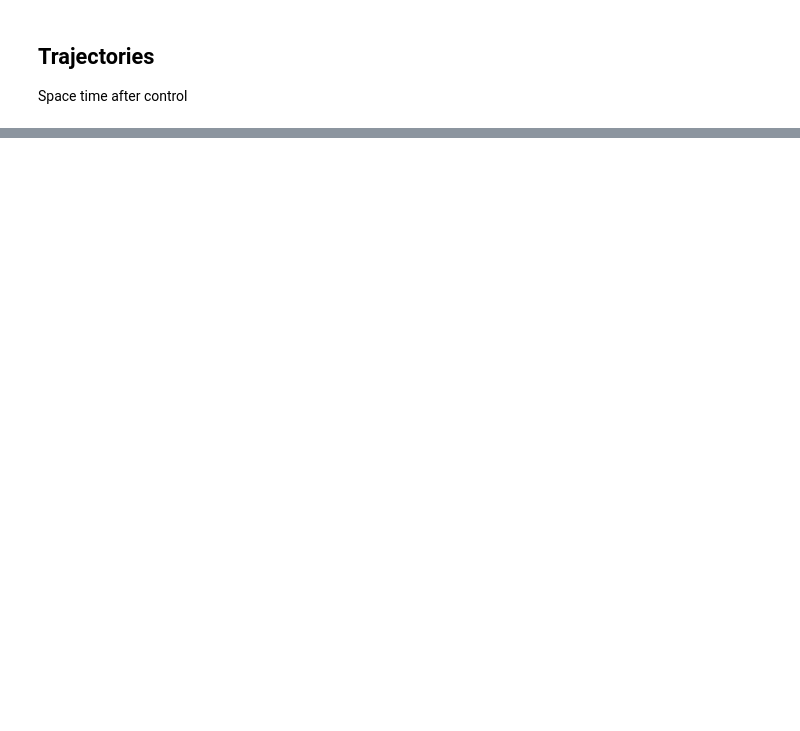
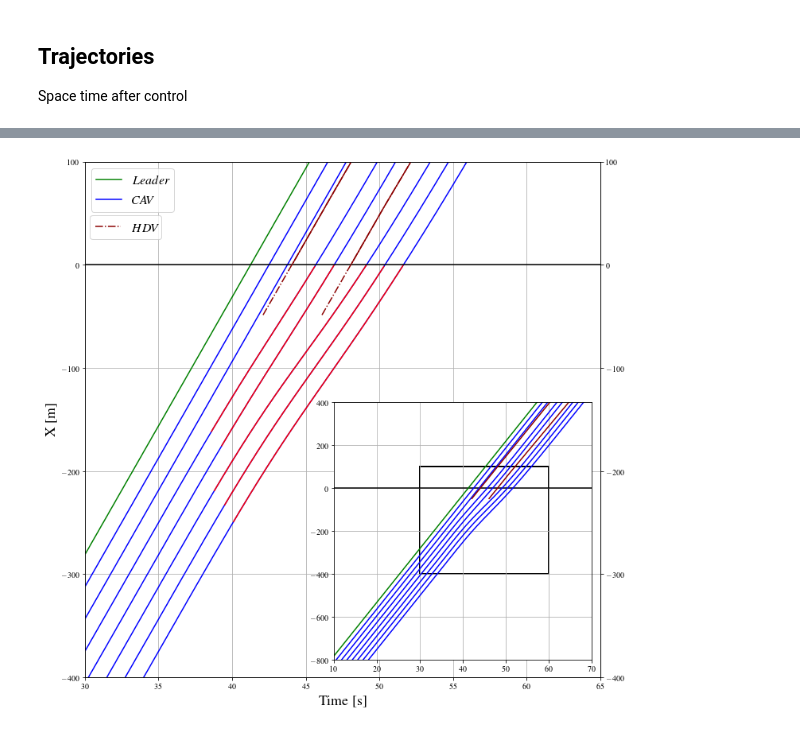
Before and after one commit to licit-lab/hierarchical-split-platooning, a Jupyter notebook: Notebooks/04-Results.ipynb, the cells around one changed output, grey strips where cells are left out. Saved outputs shown, nothing was run; the diff lists cells and outputs as text; code cells hidden in the pictures; blank space fills up the shorter version.

```diff
--- a/Notebooks/04-Results.ipynb
+++ b/Notebooks/04-Results.ipynb
@@ -242,0 +327,82 @@ show(p)
+# %%
+
+
+# variable to parametrize color
+colorparams = trajCLDf['vit']
+
+# Choose a colormap
+cmap = plt.cm.viridis
+cmap2 = plt.cm.viridis
+
+cmaplist = [cmap(i) for i in range(cmap.N) if i%2 ==0 ]
+cmaplist2 = [cmap2(i) for i in range(cmap.N) if i%2 !=0 ]
+
+
+f = plt.figure(figsize = (3,3))
+ax1 = plt.axes([0.050, 0.05, 3, 3])
+plt.rc('font', **{'family':'serif','sans-serif':['Times']})
+plt.rc('text', usetex=True)
+
+ax1.grid(True)
+plt.xlabel(r'Time [s]', fontsize=18)
+plt.ylabel(r'X [m]', fontsize=18)
+#plt.title('Control input', fontsize=18)
+plt.xlim([30, 65])
+
+ax2 = ax1.twinx()
+ax1.set_ylim([-400,100])
+ax2.set_ylim([-400,100])
+
+for i in headDf.id.unique():
+    sub = trajCLDf[trajCLDf['id']==i]
+    sub2 = sub[(sub['vit']<24.0) & (sub['abs']<0)]
+    mycolor = 'blue' if i!='0' else 'green'
+    mycolor2 = 'red'
+    mylabelref = r'$CAV$' if i=='0' else None
+    ax1.plot(sub['ti'],sub['abs'],'-',color=mycolor)
+    if i!='0':
+        ax1.plot(sub2['ti'],sub2['abs'],'-',color=mycolor2)
+
+ax1.axhline(y=0, color = 'k')
+
+ax1.legend([r'$Leader$', r'$CAV$'],loc = 'upper left', fontsize = 16)
+
+
+
+
+for k in trajHDVDf.id.unique():
+    sub2 = trajHDVDf[(trajHDVDf['id']==k) & (trajHDVDf['abs']>=-50.0)]
+    sub3 = sub2[sub2['abs']>=0]
+    mycolor = 'darkred'
+    ax2.plot(sub2['ti'],sub2['abs'],'-.',color=mycolor)
+    ax2.plot(sub3['ti'],sub3['abs'],'-',color=mycolor)
+
+ax2.legend([r'$HDV$'], loc = (0.01, 0.85), fontsize = 16)
+
+sub = headDf[headDf['id']=='3']
+
+ax3 = plt.axes([1.5, 0.15, 1.5, 1.5])
+ax4 = plt.axes([1.5, 0.15, 1.5, 1.5])
+ax3.grid(True)
+ax3.set_ylim([-800,400])
+ax3.set_xlim([10,70])
+ax3.axhline(y=0, color = 'k')
+j = 0
+
+for i in headDf.id.unique():
+    sub = trajCLDf[trajCLDf['id']==i]
+    mycolor = 'blue' if i!='0' else 'green'
+    mylabelref = r'$CAV$' if i=='0' else None
+    ax3.plot(sub['ti'],sub['abs'],'-',color=mycolor)
+
+for k in trajHDVDf.id.unique():
+    sub2 = trajHDVDf[(trajHDVDf['id']==k) & (trajHDVDf['abs']>=-50.0)]
+    mycolor = 'darkred'
+    ax4.plot(sub2['ti'],sub2['abs'],'-',color=mycolor)
+
+someX, someY = 30, -400
+ax3.add_patch(Rectangle((someX, someY), 30, 500, fc='white',ec ='k', alpha=0.3, lw= 2))
+ax3.add_patch(Rectangle((someX, someY), 30, 500, fill= None , alpha=1, lw= 2))
+plt.savefig('../Output/5_trajectories_vehicles.png', dpi = 300, bbox_inches='tight')
+# %% [output]
+[figure, added]
```
Also changed, not shown: parts of 5 cells of this notebook, 2 other files.
